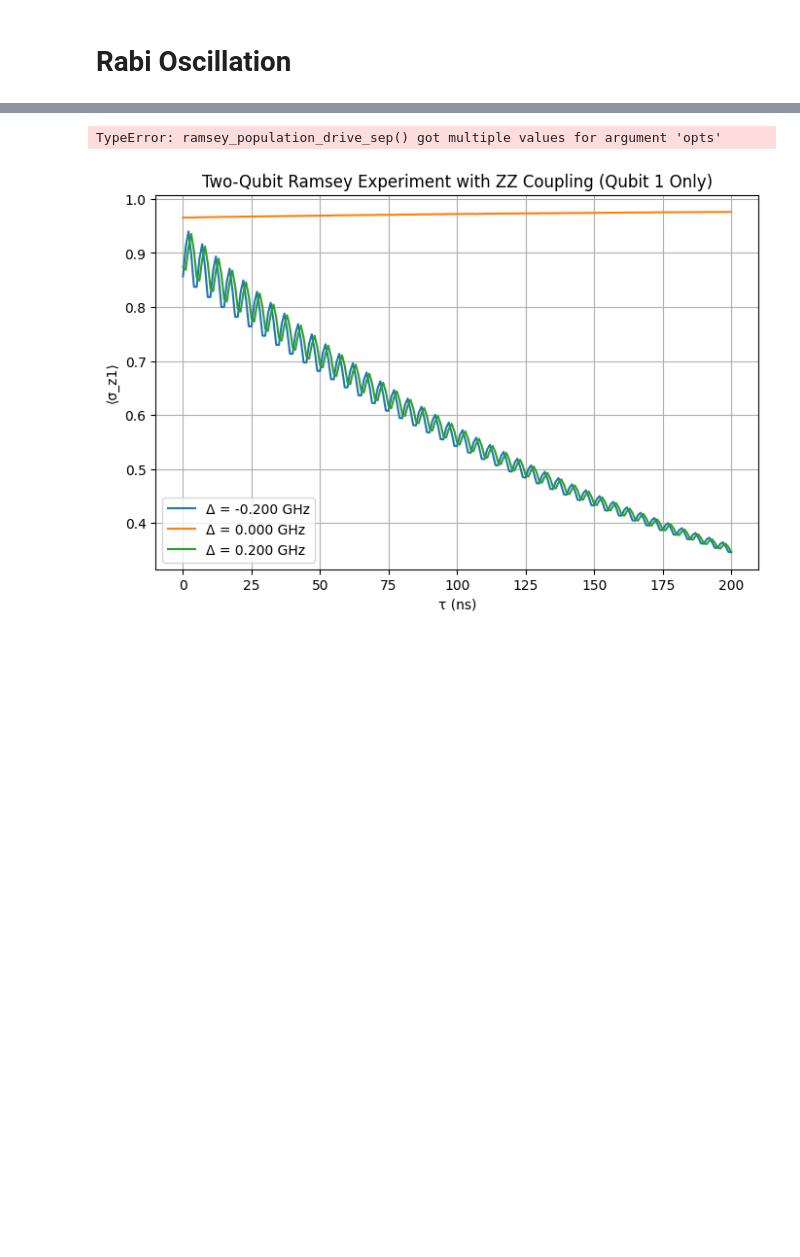
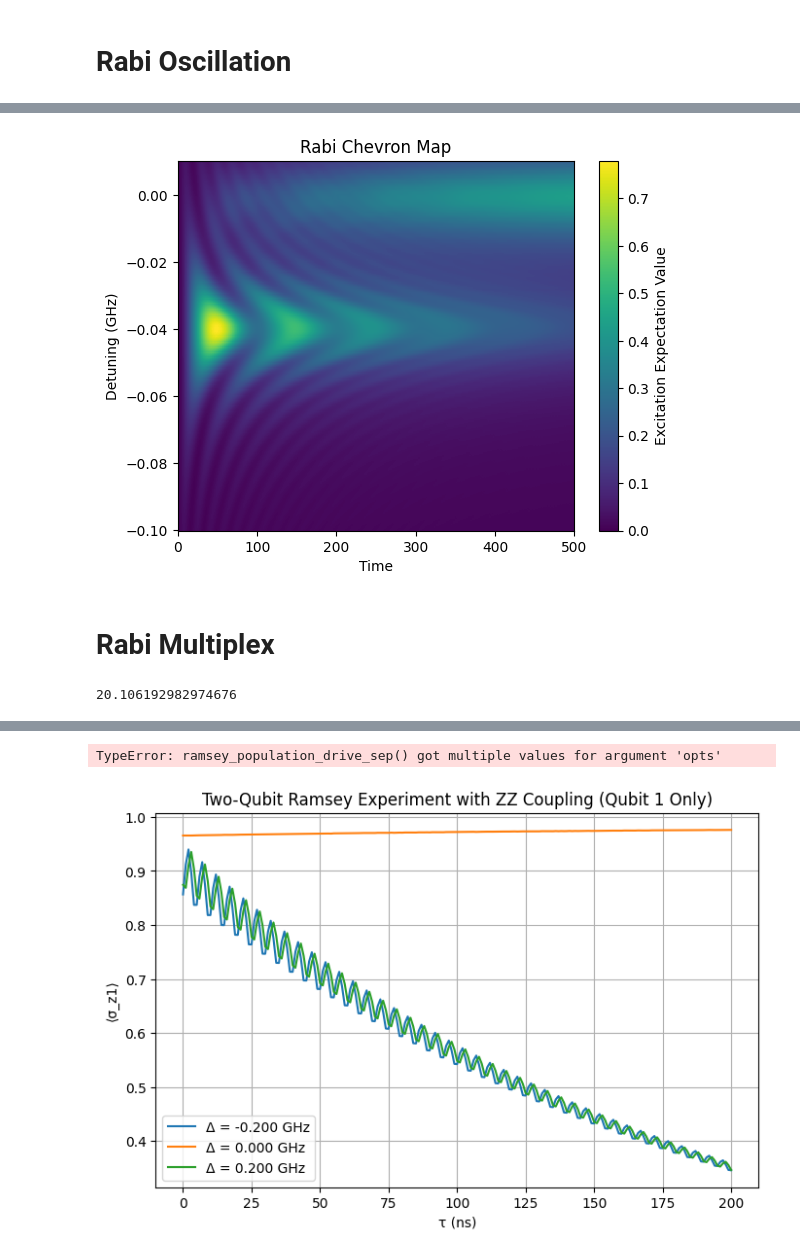
Before and after one commit to jyamaoka/qubit_zz_coupling, a Jupyter notebook: examples/drive_scan_single.ipynb, the cells around one changed output, grey strips where cells are left out. Drawn from its saved outputs; the diff is of its cells as text; code cells hidden in the pictures; blank space fills up the shorter version.

```diff
--- a/examples/drive_scan_single.ipynb
+++ b/examples/drive_scan_single.ipynb
@@ -72,0 +83,12 @@ Text(0, 0.5, 'Excitation expectation value')
+# %%
+def rabi(detuning):
+
+    res = rabi_results(t, w_d+f2w(detuning), omega, H, sx_q1, sz_q1, make_n(sm_q1), c_ops=c_ops, opts=opts, psi0=make_3tensor(1,0,0))
+    #n = make_n(sm_q1)
+    #res = expect(n, res_.states)
+    return res
+
+det=np.linspace(-0.1,0.01,300) #GHz
+
+# qutip's parallelism "map()" like function to evaluate all Detunings
+chevron=list(parallel_map(rabi,det,progress_bar=True))
@@ -72,0 +107,29 @@ Text(0, 0.5, 'Excitation expectation value')
+# %%
+# Assuming 't' and 'Det' are defined from the previous code
+T, Det = np.meshgrid(t, det)
+
+plt.pcolor(T , Det, np.array(chevron))  # Plotting with correct units
+plt.xlabel("Time")
+plt.ylabel("Detuning (GHz)")
+plt.title("Rabi Chevron Map")
+plt.colorbar(label="Excitation Expectation Value")
+plt.show()
+# %% [output]
+[figure, added]
+# %% [markdown]
+# Rabi Multiplex
+# %%
+# Get fresh settings
+SYSTEM_PARAMS = SYSTEM_PARAMS_base.copy()
+
+t=np.linspace(0,500,1000) #ns
+w_d = f2w(SYSTEM_PARAMS["f_q1"]) # drive at q1 freq
+w_d2 = f2w(SYSTEM_PARAMS["f_q2"]) # drive at q1 freq
+
+print(w_d)
+#w_d = 3.2 # drive at q1 freq
+omega = SYSTEM_PARAMS["omega1"]
+
+H, c_ops, sz_q1, sz_q2, sx_q1, sx_q2, sm_q1, sm_q2 = setup_operators(SYSTEM_PARAMS)
+# %% [output]
+20.106192982974676
```
Also changed, not shown: parts of 7 cells of this notebook, 2 other files.
